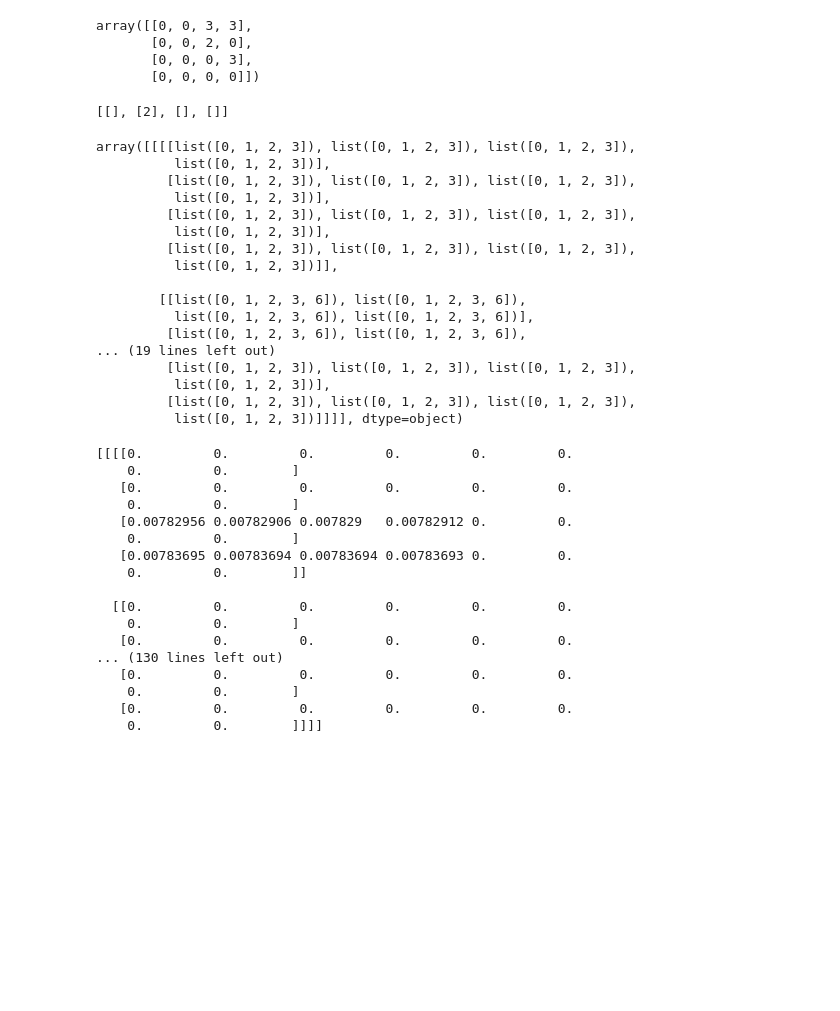
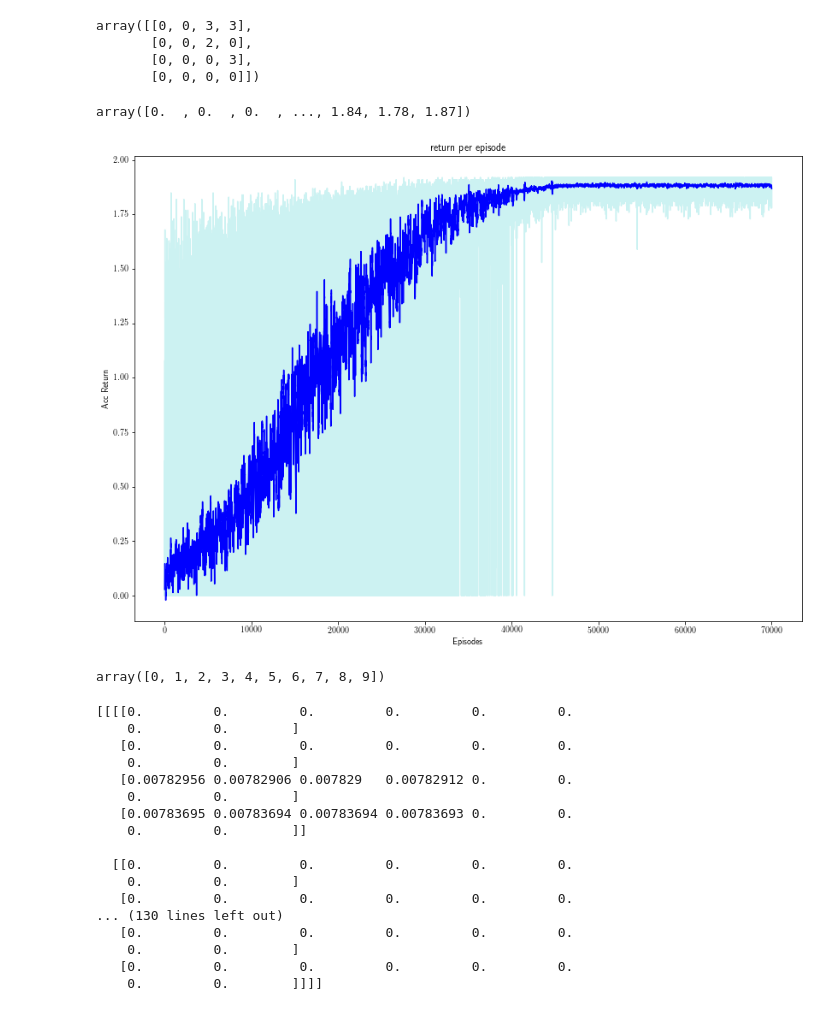
Before and after one commit to IngyN/macsrl, a Jupyter notebook: shared_oa_ex3.ipynb, the cells around one changed output. Saved outputs shown, nothing was run; the diff lists cells and outputs as text; code cells hidden in the pictures; blank space fills up the shorter version.

Commit message:
Bigger benchmark with oa ex 3 + graphing of ex3 + benchmark2 -> rdv

```diff
--- a/shared_oa_ex3.ipynb
+++ b/shared_oa_ex3.ipynb
@@ -100,7 +98,7 @@ mcsrl.shape
 # %% [markdown]
 ### not shared state -> shared oa -> works but high number of episodes required. -> episodes > 30k
 # %%
-qval = mcsrl.combined_qlearning(T=200, K=70000)
+qval, ep_returns = mcsrl.combined_qlearning(T=200, K=70000)
 # %%
 policies = [np.argmax(qval[0],axis=4), np.argmax(qval[1],axis=4)]
 values = [np.max(qval[0],axis=4), np.max(qval[1],axis=4)]
@@ -153,0 +155,4 @@ array([[0, 0, 3, 3],
+# %%
+ep_returns[:,0]
+# %% [output]
+array([0.  , 0.  , 0.  , ..., 1.84, 1.78, 1.87])
@@ -154,26 +161,24 @@ array([[0, 0, 3, 3],
 # %%
-oa1.eps
+plt.figure(figsize=(14, 10))
+plt.plot( ep_returns[:,0], color='c', label='agent 0', alpha=0.2)
+yhat = savgol_filter(ep_returns[:,0], 101, 3) # window size 101, polynomial order 3
+yhat2 = savgol_filter(ep_returns[:,1], 101, 3)
+plt.plot(yhat, color='b', label='smooth')
+# plt.plot(yhat2, color='g', label='smooth2')
+# plt.plot(np.arange(0, ep_returns.shape[0]), ep_returns[:,1], color='g',  label='agent 1')
+
+# Naming the x-axis, y-axis and the whole graph
+plt.xlabel("Episodes")
+plt.ylabel("Acc Return")
+plt.title("return per episode")
+
+np.savetxt('shared_oa_ex3_returns.csv', yhat, delimiter=',')
 # %% [output]
-[[], [2], [], []]
+[figure, added]
 # %%
+np.arange(0, 10)
 # %% [output]
-array([[[[list([0, 1, 2, 3]), list([0, 1, 2, 3]), list([0, 1, 2, 3]),
-          list([0, 1, 2, 3])],
-         [list([0, 1, 2, 3]), list([0, 1, 2, 3]), list([0, 1, 2, 3]),
-          list([0, 1, 2, 3])],
-         [list([0, 1, 2, 3]), list([0, 1, 2, 3]), list([0, 1, 2, 3]),
-          list([0, 1, 2, 3])],
-         [list([0, 1, 2, 3]), list([0, 1, 2, 3]), list([0, 1, 2, 3]),
-          list([0, 1, 2, 3])]],
-
-        [[list([0, 1, 2, 3, 6]), list([0, 1, 2, 3, 6]),
-          list([0, 1, 2, 3, 6]), list([0, 1, 2, 3, 6])],
-         [list([0, 1, 2, 3, 6]), list([0, 1, 2, 3, 6]),
-... (19 lines left out)
-         [list([0, 1, 2, 3]), list([0, 1, 2, 3]), list([0, 1, 2, 3]),
-          list([0, 1, 2, 3])],
-         [list([0, 1, 2, 3]), list([0, 1, 2, 3]), list([0, 1, 2, 3]),
-          list([0, 1, 2, 3])]]]], dtype=object)
+array([0, 1, 2, 3, 4, 5, 6, 7, 8, 9])
 # %%
 print((mcsrl.Q[1][0]))
 # %% [output]
```
Also changed, not shown: parts of 5 cells of this notebook, 3 other files.
